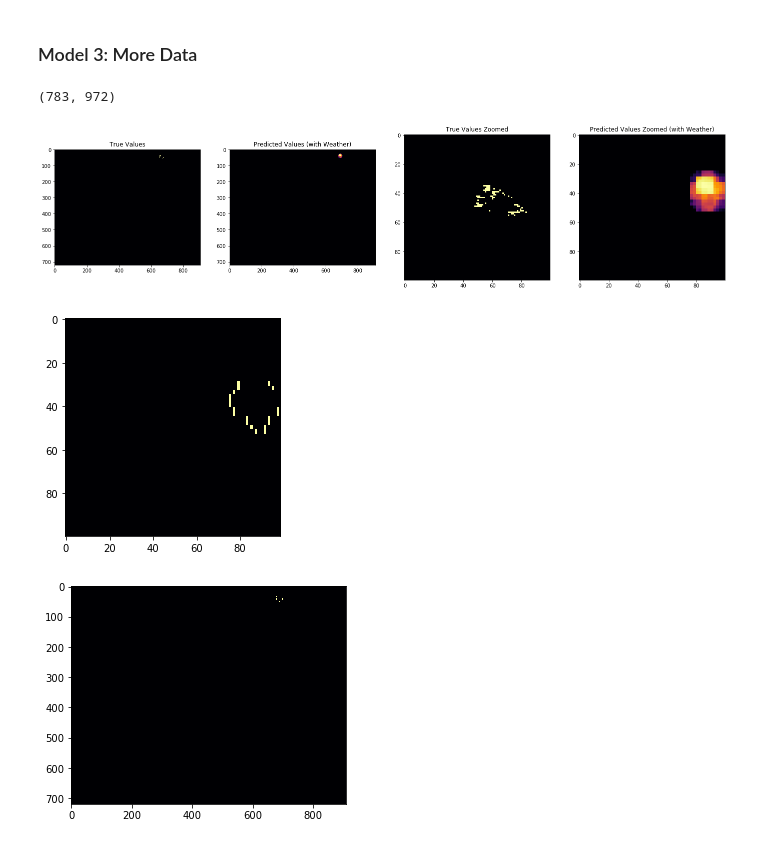
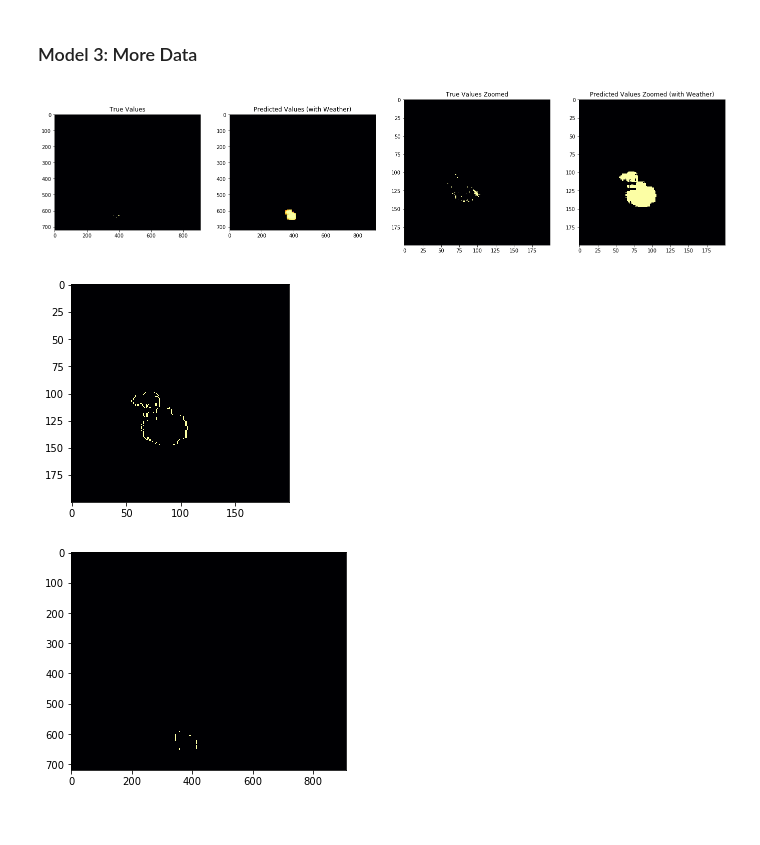
Before and after one commit to lchutny/wildfireplus, a Jupyter notebook: CNN_data_viz_final.ipynb, the cells around one changed output. Cells and saved outputs as stored; diff of their text form; code cells hidden in the pictures.

```diff
--- a/CNN_data_viz_final.ipynb
+++ b/CNN_data_viz_final.ipynb
@@ -468,24 +491,8 @@ def create_weather_dict(directory, normalized_weather, weather_vars, fire_data_d
         doy = dt.strptime(k, "%Y-%m-%d").strftime("%-j")
         weather_data[doy] = v
 
-    # add in fire direction and speed
-    for k, v in fire_data_dict.items():
-        for att, mat in v.items():
-            weather_data[k][att] = mat
-
     # scale weather data
-    vals = list(weather_data.values())[0]
-    weather_atts = list(vals.keys())
-    max_values = dict.fromkeys(weather_atts, 0)
-
-    if normalized_weather == True:
-
-        for k, v in weather_dict.items():
-
-            for weather_att, matrix in v.items():
-                max_val = matrix.max()
-                if max_val > max_values[weather_att]:
-                    max_values[weather_att] = max_val
+    max_values = pull_weather_maxes_from_s3()
 
     return weather_data, max_values
 # %%
@@ -677,7 +684,7 @@ def prep_dataset_for_cnn(data, matrix_dim):
 # %%
 # run the datat preprocessing pipeline
 
-years = [2014]
+years = [2016]
 
 for y in years:
     print('*****************************************')
@@ -914,39 +920,41 @@ model_3 = keras.Model.from_config(new_config)
 model_3.set_weights(new_weights)
 # %%
 # predict fire locationf or that day using model 2
-l = predict_day('199', '269', model_3, matrix_dim)
+l = predict_day('140', '212', model_3, matrix_dim)
 
 # focus more closely on prediction
-m = l[0:100, 600:700]
+m = l[500:700, 300:500]
-# %% [output]
-(783, 972)
 # %%
 # show results
-m = l[0:100, 600:700]
+a = fire_data_dict['140']['212']
+b = a[500:700, 300:500]
+
+mm = l[500:700, 300:500]
+m = np.where(mm < .999, 0, 1)
 images_3 = [a, l, b, m]
 titles_3 = ["True Values", "Predicted Values (with Weather)", "True Values Zoomed", "Predicted Values Zoomed (with Weather)"]
 show_images(images_3, titles=titles_3)
 # %% [output]
-[figure, old version]
+[figure, new version]
 # %%
 # get outline of fire
 
 # zoomed
 n = np.rint(m)
-n = np.diff(n)
+n = np.diff(n, prepend = 0)
 n = np.abs(n)
 plt.imshow(n, cmap='inferno', interpolation='nearest')
 plt.show()
 
 # not zoomed
 o = np.rint(l)
-o = np.diff(o)
+o = np.diff(o, prepend = 0)
 o = np.abs(o)
 plt.imshow(o, cmap='inferno', interpolation='nearest')
 plt.show()
 # %% [output]
-[figure, old version]
+[figure, new version]
-[figure, old version]
+[figure, new version]
 # %%
 # overlay prediction with actual
 
```
Also changed, not shown: parts of 27 cells of this notebook, 1 other file.
